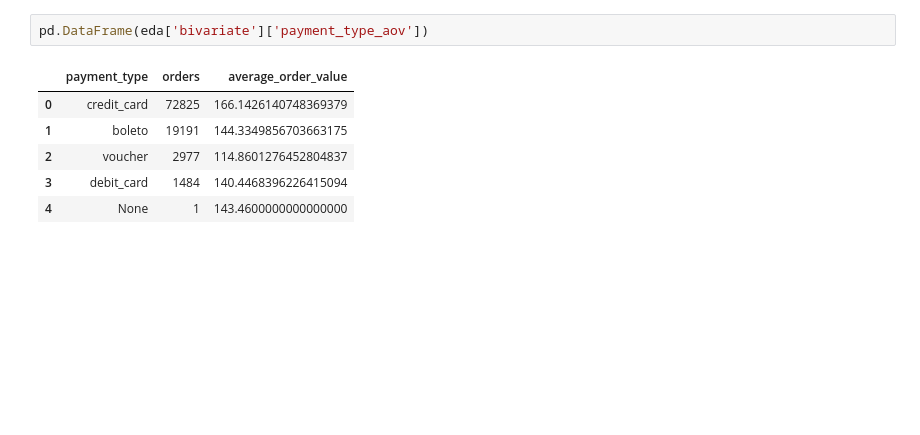
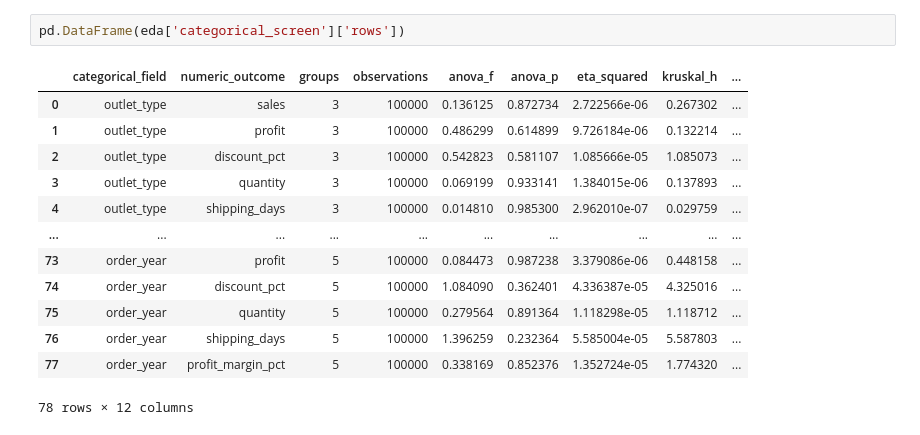
Before and after one commit to ParthrChandurkar/Retail-IQ, a Jupyter notebook: analytics/notebooks/02_eda.ipynb, the cells around one changed output. Drawn from its saved outputs; the diff is of its cells as text; blank space fills up the shorter version.

```diff
--- a/analytics/notebooks/02_eda.ipynb
+++ b/analytics/notebooks/02_eda.ipynb
@@ -54,9 +37,16 @@ Text(0.5, 1.0, 'Review score by delivery outcome')
 # %%
-pd.DataFrame(eda['bivariate']['payment_type_aov'])
+pd.DataFrame(eda['categorical_screen']['rows'])
 # %% [output]
-|  | payment_type | orders | average_order_value |
-| 0 | credit_card | 72825 | 166.1426140748369379 |
-| 1 | boleto | 19191 | 144.3349856703663175 |
-| 2 | voucher | 2977 | 114.8601276452804837 |
-| 3 | debit_card | 1484 | 140.4468396226415094 |
-| 4 | None | 1 | 143.4600000000000000 |
+|  | categorical_field | numeric_outcome | groups | observations | anova_f | anova_p | eta_squared | kruskal_h | ... |
+| 0 | outlet_type | sales | 3 | 100000 | 0.136125 | 0.872734 | 2.722566e-06 | 0.267302 | ... |
+| 1 | outlet_type | profit | 3 | 100000 | 0.486299 | 0.614899 | 9.726184e-06 | 0.132214 | ... |
+| 2 | outlet_type | discount_pct | 3 | 100000 | 0.542823 | 0.581107 | 1.085666e-05 | 1.085073 | ... |
+| 3 | outlet_type | quantity | 3 | 100000 | 0.069199 | 0.933141 | 1.384015e-06 | 0.137893 | ... |
+| 4 | outlet_type | shipping_days | 3 | 100000 | 0.014810 | 0.985300 | 2.962010e-07 | 0.029759 | ... |
+| ... | ... | ... | ... | ... | ... | ... | ... | ... | ... |
+| 73 | order_year | profit | 5 | 100000 | 0.084473 | 0.987238 | 3.379086e-06 | 0.448158 | ... |
+| 74 | order_year | discount_pct | 5 | 100000 | 1.084090 | 0.362401 | 4.336387e-05 | 4.325016 | ... |
+| 75 | order_year | quantity | 5 | 100000 | 0.279564 | 0.891364 | 1.118298e-05 | 1.118712 | ... |
+| 76 | order_year | shipping_days | 5 | 100000 | 1.396259 | 0.232364 | 5.585004e-05 | 5.587803 | ... |
+| 77 | order_year | profit_margin_pct | 5 | 100000 | 0.338169 | 0.852376 | 1.352724e-05 | 1.774320 | ... |
+78 rows × 12 columns
```
Also changed, not shown: parts of 19 cells of this notebook, 4 other files.
